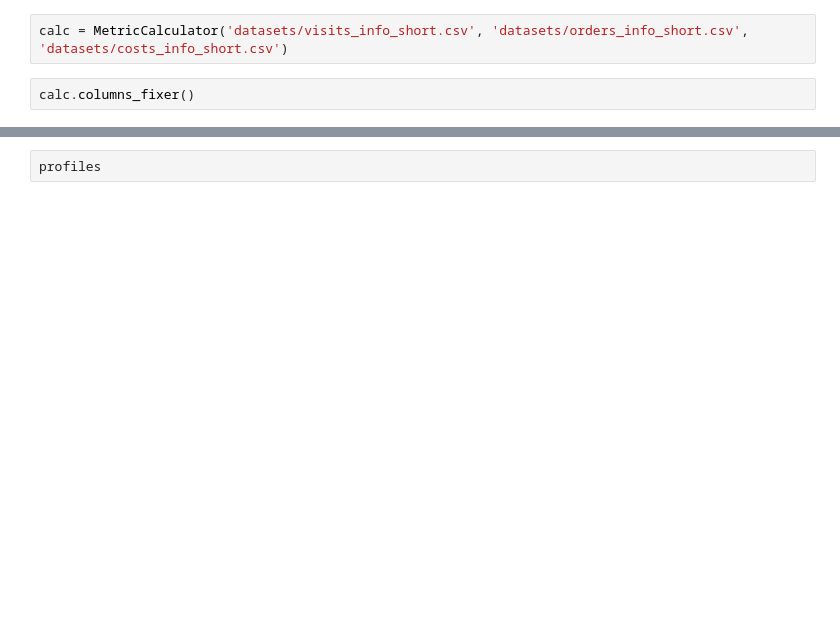
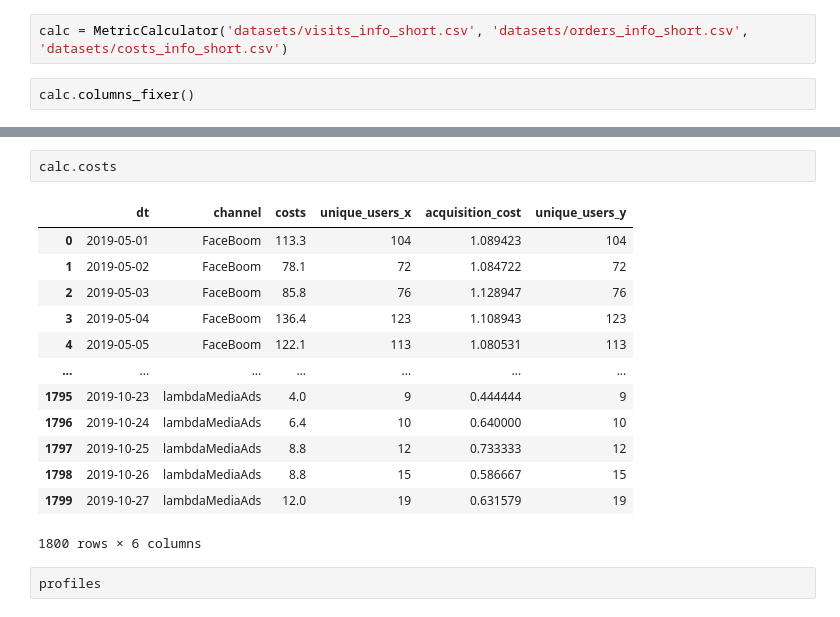
Before and after one commit to ikazman/practicum_da_projects, a Jupyter notebook: marketing_analysis/maketing_analysis.ipynb, the cells around one changed output, grey strips where cells are left out. Saved outputs shown, nothing was run; the diff lists cells and outputs as text; blank space fills up the shorter version.

```diff
--- a/marketing_analysis/maketing_analysis.ipynb
+++ b/marketing_analysis/maketing_analysis.ipynb
@@ -18,3 +25,19 @@ profiles = calc.get_profiles()
+# %%
+calc.costs
+# %% [output]
+|  | dt | channel | costs | unique_users_x | acquisition_cost | unique_users_y |
+| 0 | 2019-05-01 | FaceBoom | 113.3 | 104 | 1.089423 | 104 |
+| 1 | 2019-05-02 | FaceBoom | 78.1 | 72 | 1.084722 | 72 |
+| 2 | 2019-05-03 | FaceBoom | 85.8 | 76 | 1.128947 | 76 |
+| 3 | 2019-05-04 | FaceBoom | 136.4 | 123 | 1.108943 | 123 |
+| 4 | 2019-05-05 | FaceBoom | 122.1 | 113 | 1.080531 | 113 |
+| ... | ... | ... | ... | ... | ... | ... |
+| 1795 | 2019-10-23 | lambdaMediaAds | 4.0 | 9 | 0.444444 | 9 |
+| 1796 | 2019-10-24 | lambdaMediaAds | 6.4 | 10 | 0.640000 | 10 |
+| 1797 | 2019-10-25 | lambdaMediaAds | 8.8 | 12 | 0.733333 | 12 |
+| 1798 | 2019-10-26 | lambdaMediaAds | 8.8 | 15 | 0.586667 | 15 |
+| 1799 | 2019-10-27 | lambdaMediaAds | 12.0 | 19 | 0.631579 | 19 |
+1800 rows × 6 columns
 # %%
 profiles
 # %% [output]
```
Also changed, not shown: parts of 10 cells of this notebook, 2 other files.
